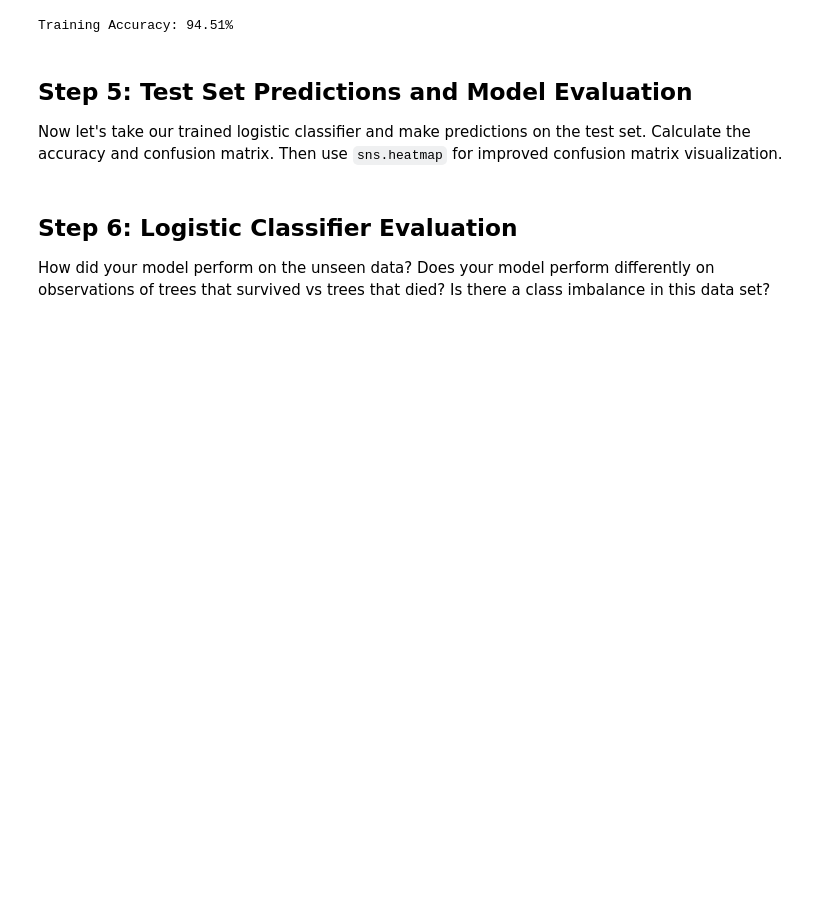
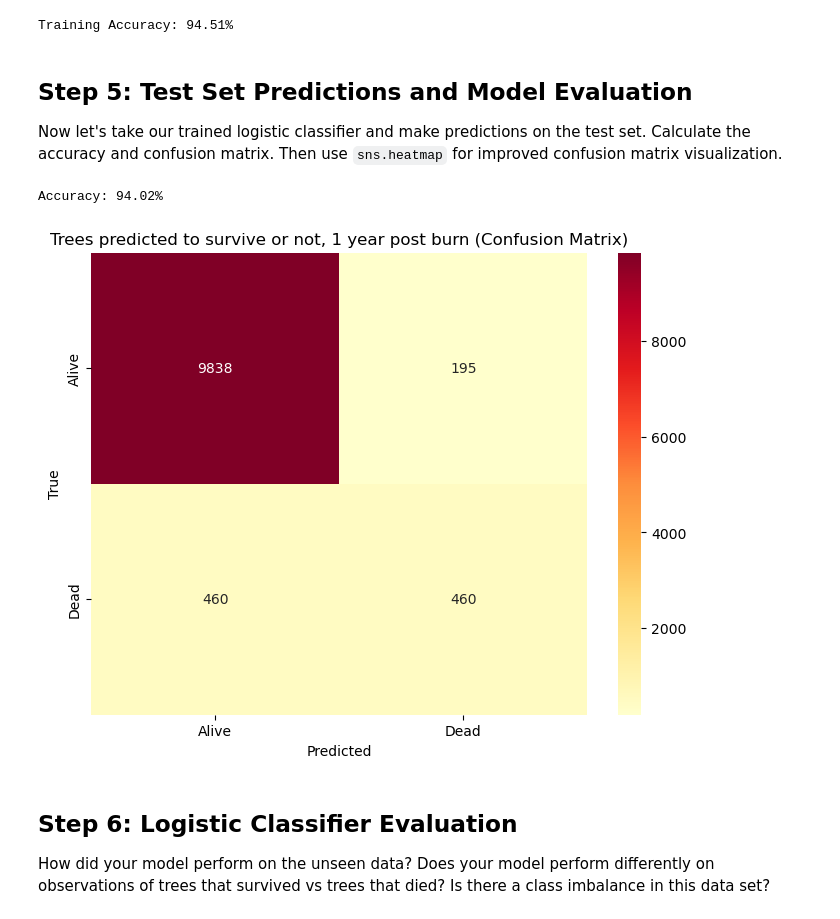
Before and after one commit to jorb1/EDS232-labs, a Jupyter notebook: Week3/lab3-wildfire.ipynb, the cells around one changed output. Drawn from its saved outputs; the diff is of its cells as text; code cells hidden in the pictures; blank space fills up the shorter version.

```diff
--- a/Week3/lab3-wildfire.ipynb
+++ b/Week3/lab3-wildfire.ipynb
@@ -147,14 +147,29 @@ Training Accuracy: 94.51%
 ## Step 5: Test Set Predictions and Model Evaluation
 Now let's take our trained logistic classifier and make predictions on the test set. Calculate the accuracy and confusion matrix. Then use `sns.heatmap` for improved confusion matrix visualization.
 # %%
-...
+# Make those test predictions!
+y_test_pred = log_model.predict(X_test_scaled)
 
-# Print evaluation metrics
-print(f"Accuracy: ")
+# How accurate was the prediction?
+score2 = accuracy_score(y_test, y_test_pred)
 
+# Print the calculated accuracy as a percentage
+print(f"Accuracy: {score2 * 100:.2f}%")
 
-#Plot confusion matrix
-...
+# Create confusion matrix
+confusion = confusion_matrix(y_test, y_test_pred)
+
+# Plot confusion matrix
+plt.figure(figsize = (8,6))
+sns.heatmap(confusion, fmt = 'd', cmap = 'YlOrRd', xticklabels = ['Alive', 'Dead'],
+               yticklabels = ['Alive', 'Dead'], annot = True)
+plt.title('Trees predicted to survive or not, 1 year post burn (Confusion Matrix)')
+plt.ylabel('True')
+plt.xlabel('Predicted')
+plt.show()
+# %% [output]
+Accuracy: 94.02%
+[figure, added]
 # %% [markdown]
 ## Step 6: Logistic Classifier Evaluation
 How did your model perform on the unseen data?
```
